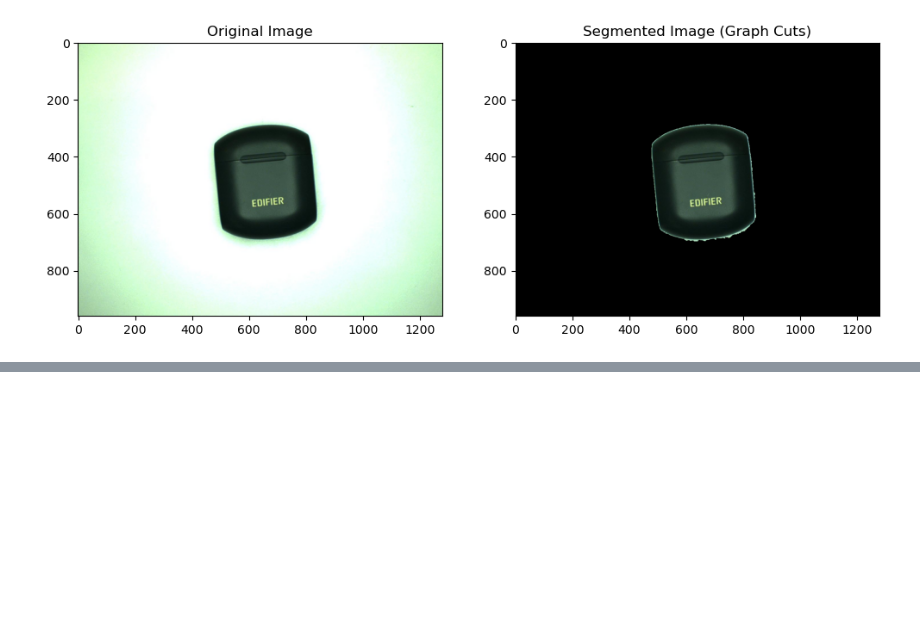
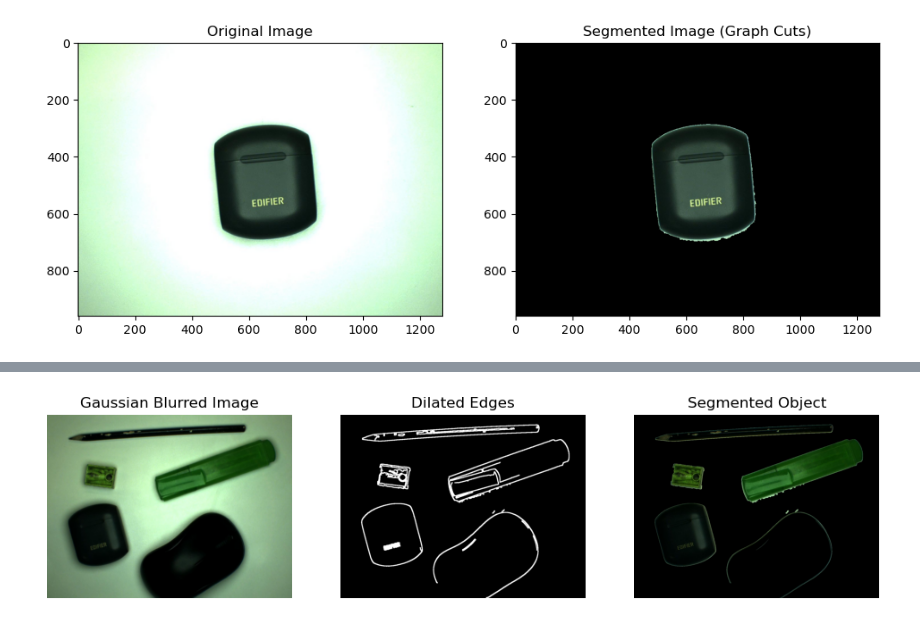
Before and after one commit to ChuaYunJuan/Jupyter-Code, a Jupyter notebook: Lab 2/Machine_Vision_Lab 2.ipynb, the cells around one changed output, grey strips where cells are left out. Cells and saved outputs as stored; diff of their text form; code cells hidden in the pictures; blank space fills up the shorter version.

```diff
--- a/Lab 2/Machine_Vision_Lab 2.ipynb
+++ b/Lab 2/Machine_Vision_Lab 2.ipynb
@@ -258,0 +299,86 @@ plt.show()
+# %%
+# Canny Edge Segmentation (Double Thresholding)
+import cv2
+import numpy as np
+import matplotlib.pyplot as plt
+
+# Step 1: Load the image
+image_bgr = cv2.imread('D:\\UTAR\\Degree\\Y3S1\\Machine Vision\\Practical\\Machine_Vision_Github\\Lab 2_Assets\\Best_Mix.jpg'  , cv2.IMREAD_COLOR)  # Load image in BGR
+image_rgb = cv2.cvtColor(image_bgr, cv2.COLOR_BGR2RGB)
+image = cv2.cvtColor(image_rgb, cv2.COLOR_RGB2GRAY)
+
+# Dilation to remove noise
+dilated_image = cv2.dilate(image, (5,5), iterations=2)
+dilated_image_rgb = cv2.dilate(image_rgb, (5,5), iterations=2)
+
+# Step 2: Apply Gaussian Filtering
+blurred_image = cv2.GaussianBlur(dilated_image, (5, 5), 1.4)
+blurred_image_rgb = cv2.GaussianBlur(dilated_image_rgb, (5, 5), 1.4)
+
+# Step 3: Perform Edge Detection using Canny Edge Detector
+edges = cv2.Canny(blurred_image, 40, 95)
+
+# Step 4: Dilate the edges to make them thicker
+kernel = np.ones((5, 5), np.uint8)
+dilated_edges = cv2.dilate(edges, kernel, iterations=1)
+
+# Step 5: Fill the object using flood fill or by finding contours
+filled_mask = np.zeros_like(image)
+contours, _ = cv2.findContours(dilated_edges, cv2.RETR_EXTERNAL, cv2.CHAIN_APPROX_SIMPLE)
+
+# Fill each contour
+cv2.drawContours(filled_mask, contours, -1, (255), thickness=cv2.FILLED)
+
+# Step 6: Apply the mask to the original image to isolate the object
+segmented_image = np.zeros_like(image_rgb)
+segmented_image[filled_mask == 255] = image_rgb[filled_mask == 255]
+# segmented_image_rgb = cv2.cvtColor(segmented_image, cv2.COLOR_GRAY2RGB)
+
+
+# Display the results
+fig, ax = plt.subplots(1, 3, figsize=(12, 6))
+# ax[0].imshow(image, cmap='gray')
+# ax[0].set_title('Original Image')
+
+ax[0].imshow(blurred_image_rgb)
+ax[0].set_title('Gaussian Blurred Image')
+
+# ax[2].imshow(edges, cmap='gray')
+# ax[2].set_title('Edges Detected')
+
+ax[1].imshow(dilated_edges, cmap='gray')
+ax[1].set_title('Dilated Edges')
+
+ax[2].imshow(segmented_image)
+ax[2].set_title('Segmented Object')
+
+for a in ax:
+    a.axis('off')
+
+plt.show()
+
+# ---------------------------------------------------------------------
+
+# Display the results
+plt.figure(figsize=(12, 6))
+
+plt.subplot(1, 2, 1)
+plt.title('Gaussian Blurred Image')
+plt.imshow(blurred_image_rgb)
+plt.axis('off')
+
+plt.subplot(1, 2, 2)
+plt.title('Dilated Edges')
+plt.imshow(dilated_edges, cmap='gray')
+plt.axis('off')
+
+plt.subplot(1, 2, 2)
+plt.title('Segmented Object (Canny Edge Detection)')
+plt.imshow(segmented_image)
+plt.axis('off')
+
+plt.tight_layout()
+plt.show()
+# ---------------------------------------------------------------------
+# %% [output]
+[figure, added]
```
Also changed, not shown: parts of 9 cells of this notebook.
